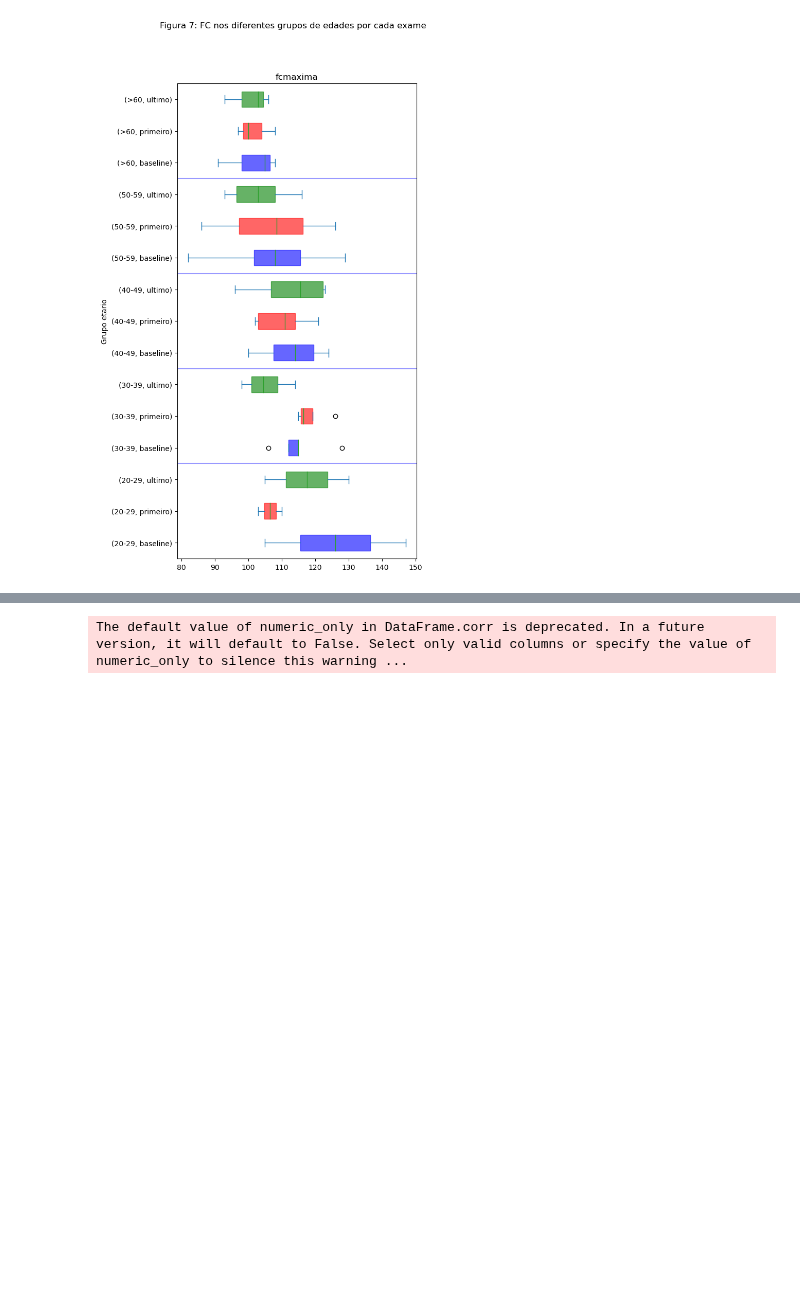
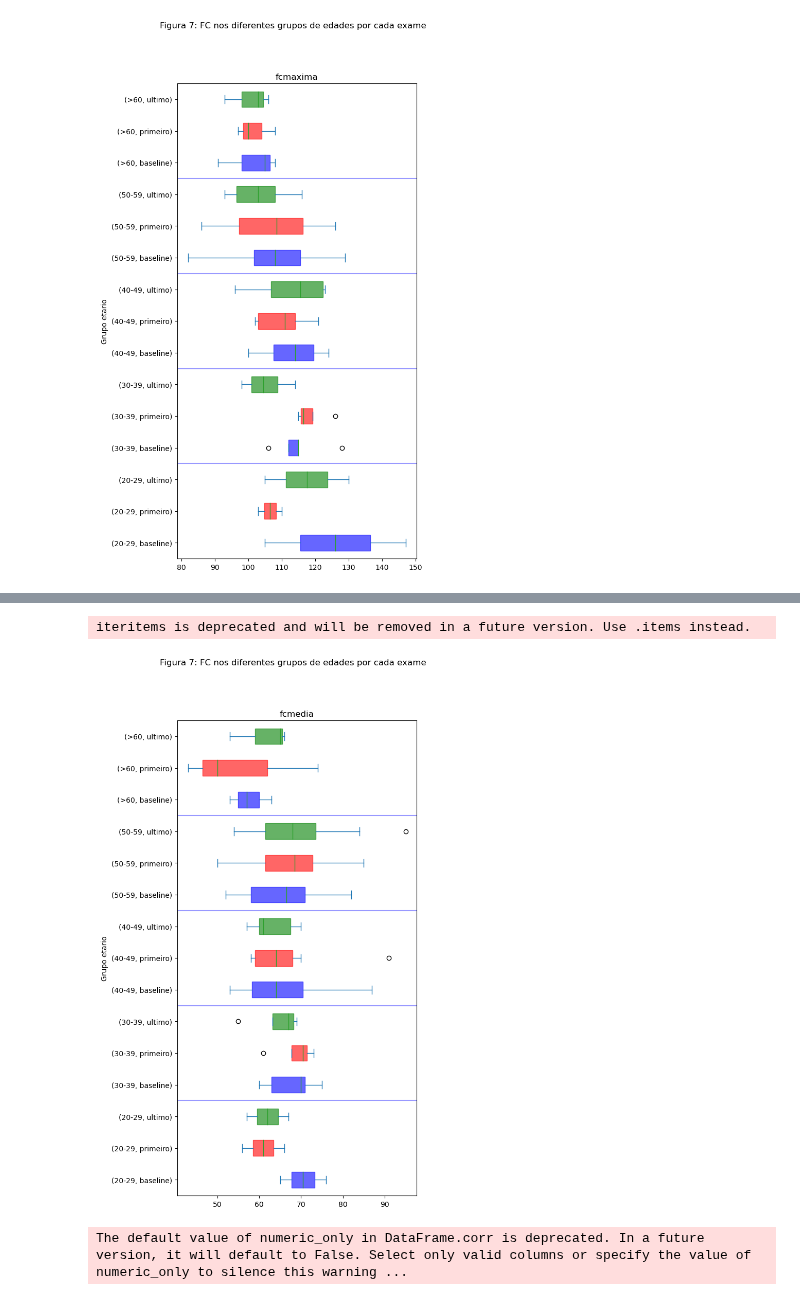
Before and after one commit to datasci4health/projects2023, a Jupyter notebook: EntregasGrupo1/apneiaDoSono/notebooks/EDA_Luciano-Wlad.ipynb, the cells around one changed output, grey strips where cells are left out. Drawn from its saved outputs; the diff is of its cells as text; code cells hidden in the pictures; blank space fills up the shorter version.

```diff
--- a/EntregasGrupo1/apneiaDoSono/notebooks/EDA_Luciano-Wlad.ipynb
+++ b/EntregasGrupo1/apneiaDoSono/notebooks/EDA_Luciano-Wlad.ipynb
@@ -534,3 +609,78 @@ iteritems is deprecated and will be removed in a future version. Use .items inst
+# %%
+pd.options.plotting.backend = "matplotlib"
+# pd.options.plotting.backend = "plotly"
+
+fig = pd.concat([df_baseline[["grupo_idade", "fcmedia"]],
+                 df_primeiro_exame[["grupo_idade", "fcmedia"]],
+                 df_ultimo_exame[["grupo_idade", "fcmedia"]]],
+                axis=0)
+
+# fig.columns = ["grupo_idade", "fcmax_baseline", "fcmax_primeiro", "fcmax_ultimo"]
+# print(["baseline"]*len(df_baseline)+["primeiro"]*len(df_primeiro_exame)+["ultimo"]*len(df_ultimo_exame))
+fig["exame"] = ["baseline"]*len(df_baseline)+["primeiro"]*len(df_primeiro_exame)+["ultimo"]*len(df_ultimo_exame)
+# fig = fig[["fcmax_baseline", "fcmax_primeiro", "fcmax_ultimo", "grupo_idade"]]
+
+# fig = pd.concat([fig.loc[fig['grupo_idade'] == '40-49'], fig.loc[fig['grupo_idade'] == '50-59']], axis=0)
+# print(fig)
+c = 'red'
+
+boxplot = fig.plot(
+   kind="box",
+   by=['grupo_idade', 'exame'],
+   figsize=[6, 12],
+   subplots=True,
+   title="Figura 7: FC nos diferentes grupos de edades por cada exame",
+   # grid=True,
+   patch_artist=True,
+   vert=False,
+   #  boxprops=dict(facecolor='red', color='b'),
+   return_type='both',
+   )
+
+colors = ['blue', 'red', 'green']*5
+ed_col = ['b', 'r', 'g']*5
+for row_key, (ax,row) in boxplot.iteritems():
+   ax.set_ylabel("Grupo etario")
+   # plt.setp(row['boxes'], color='red')
+   for i,box in enumerate(row['boxes']):
+      box.set_color(ed_col[i])
+      # box.set_boxprops=dict(facecolor=colors[i], color=colors[i])
+      box.set_facecolor(colors[i])
+      box.set_alpha(.6)
+      # box.set_xlabel("Grupo etario")
+
+ticks, labels = plt.yticks()
+# print(labels)
+
+# l = ['20-29',
+# '20-29',
+# '20-29',
+# '30-39',
+# '30-39',
+# '30-39',
+# '40-49',
+# '40-49',
+# '40-49',
+# '50-59',
+# '50-59',
+# '50-59',
+# '>60',
+# '>60',
+# '>60']
+# plt.yticks(ticks, labels=l)
+
+# plt.legend(['blue', 'red', 'green']*5)
+
+plt.axhline(y = 3.5, color = 'b', alpha=.4)
+plt.axhline(y = 6.5, color = 'b', alpha=.4)
+plt.axhline(y = 9.5, color = 'b', alpha=.4)
+plt.axhline(y = 12.5, color = 'b',alpha=.4)
+# plt.xticks(rotation = 90)
+# plt.xlabel="Grupo etario"
+plt.show()
+# %% [output]
+iteritems is deprecated and will be removed in a future version. Use .items instead.
+[figure, added]
 # %%
 # pd.options.plotting.backend = "plotly"
 # g = "40-49"
```
Also changed, not shown: parts of 1 cell of this notebook, 1 other file.
